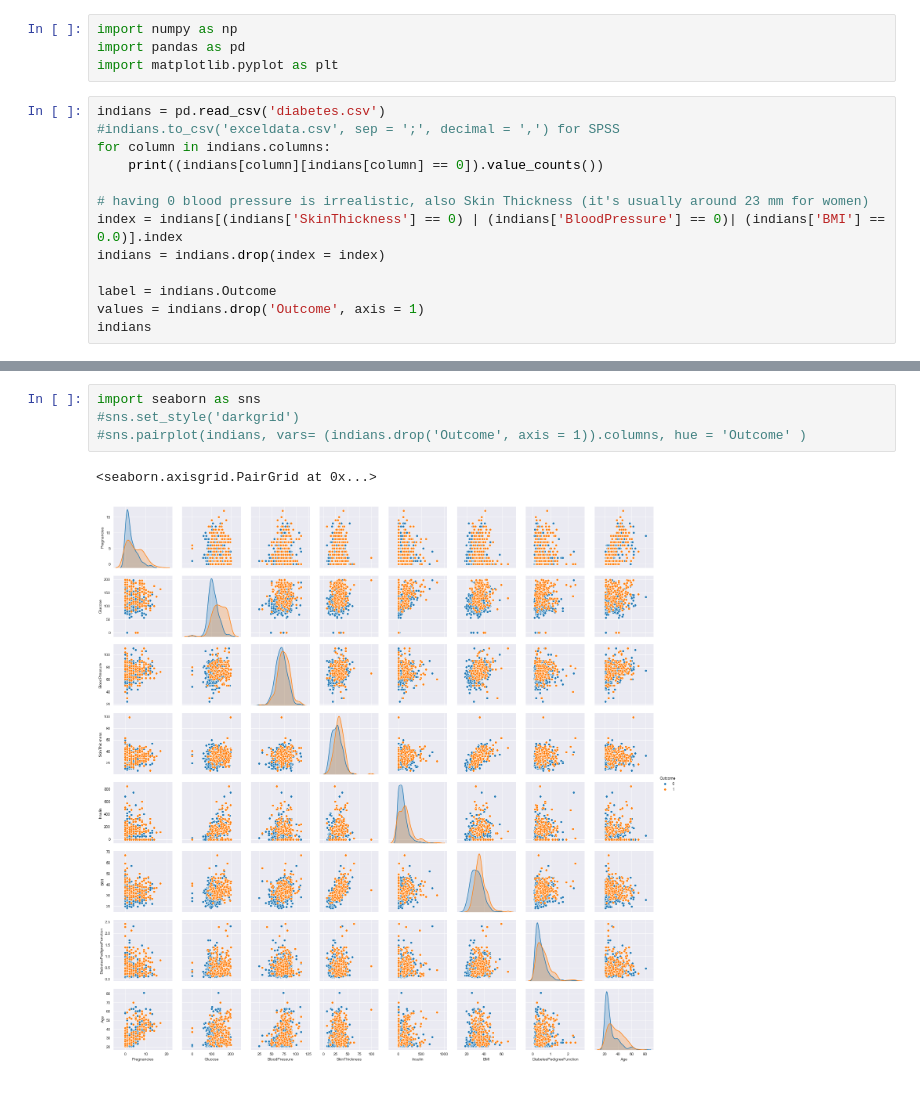
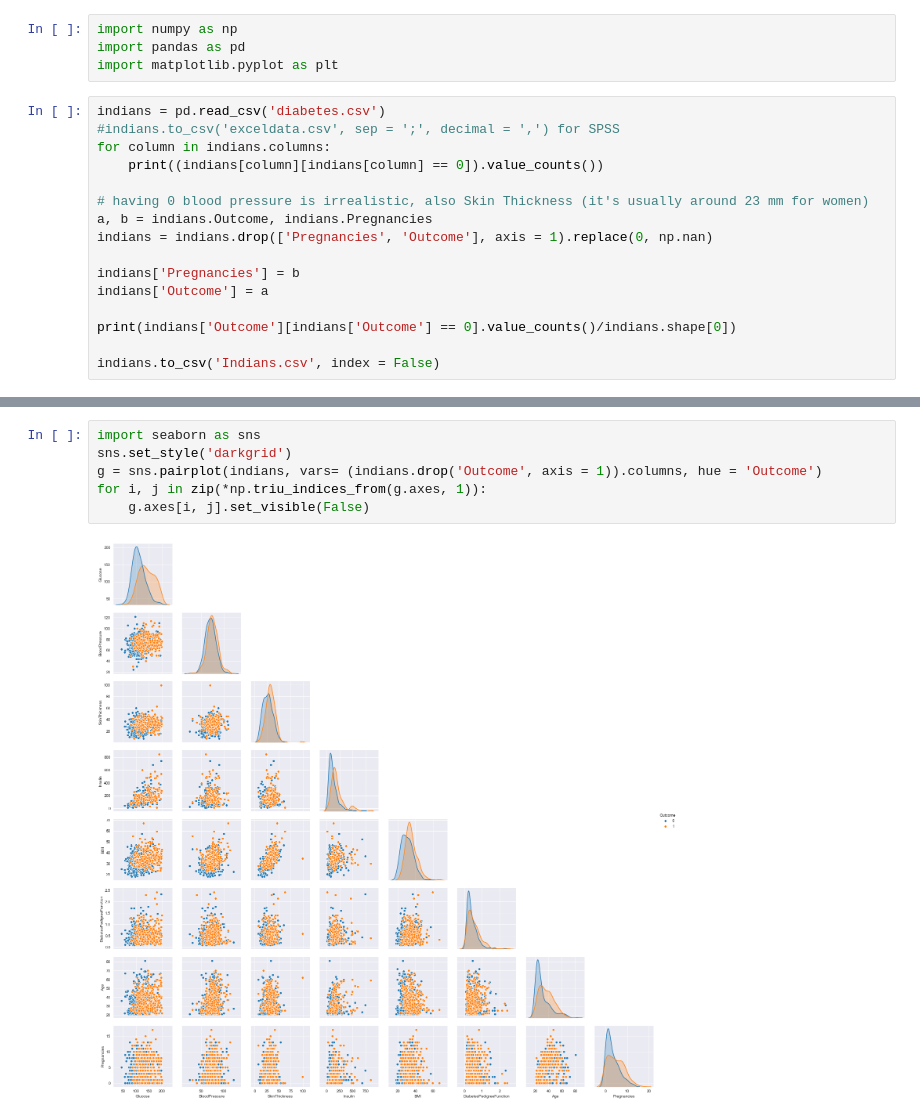
Before and after one commit to klujber/diabetes, a Jupyter notebook: DiabetesSet.ipynb, the cells around one changed output, grey strips where cells are left out. Saved outputs shown, nothing was run; the diff lists cells and outputs as text; blank space fills up the shorter version.

```diff
--- a/DiabetesSet.ipynb
+++ b/DiabetesSet.ipynb
@@ -9,12 +9,15 @@ for column in indians.columns:
     print((indians[column][indians[column] == 0]).value_counts())
 
 # having 0 blood pressure is irrealistic, also Skin Thickness (it's usually around 23 mm for women)
-index = indians[(indians['SkinThickness'] == 0) | (indians['BloodPressure'] == 0)| (indians['BMI'] == 0.0)].index
-indians = indians.drop(index = index)
+a, b = indians.Outcome, indians.Pregnancies
+indians = indians.drop(['Pregnancies', 'Outcome'], axis = 1).replace(0, np.nan)
 
-label = indians.Outcome
-values = indians.drop('Outcome', axis = 1)
-indians
+indians['Pregnancies'] = b
+indians['Outcome'] = a
+
+print(indians['Outcome'][indians['Outcome'] == 0].value_counts()/indians.shape[0])
+
+indians.to_csv('Indians.csv', index = False)
 # %% [output]
 0    111
 Name: Pregnancies, dtype: int64
@@ -53,7 +40,8 @@ Name: Outcome, dtype: int64
 # %%
 import seaborn as sns
-#sns.set_style('darkgrid')
-#sns.pairplot(indians, vars= (indians.drop('Outcome', axis = 1)).columns, hue = 'Outcome' )
+sns.set_style('darkgrid')
+g = sns.pairplot(indians, vars= (indians.drop('Outcome', axis = 1)).columns, hue = 'Outcome')
+for i, j in zip(*np.triu_indices_from(g.axes, 1)):
+    g.axes[i, j].set_visible(False)
 # %% [output]
-<seaborn.axisgrid.PairGrid at 0x...>
-[figure, old version]
+[figure, new version]
```
Also changed, not shown: parts of 11 cells of this notebook, 9 other files.
